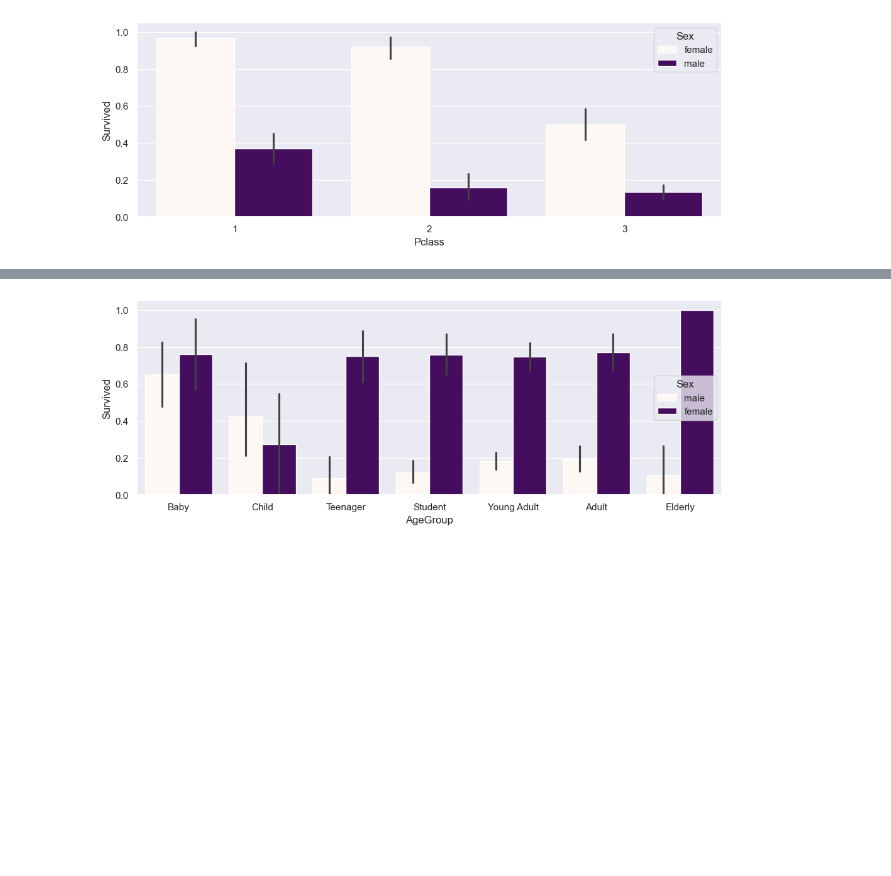
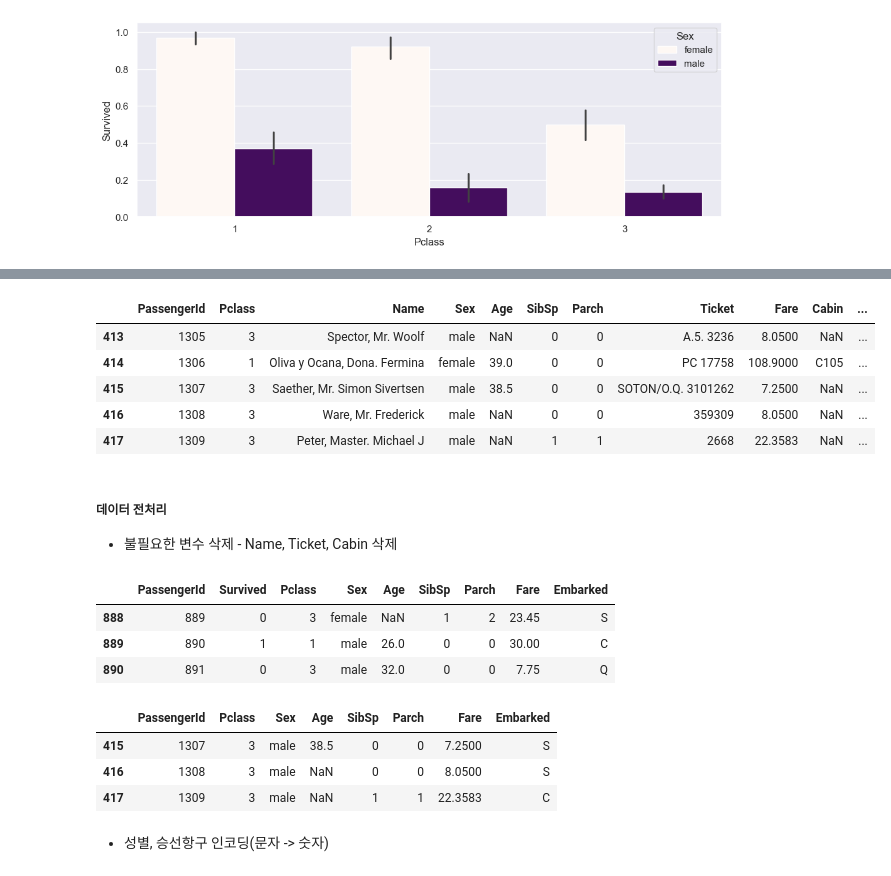
Before and after one commit to c9yu/Iot-bigdata-2024, a Jupyter notebook: day05/dba11_linear_regression.ipynb, the cells around one changed output, grey strips where cells are left out. Drawn from its saved outputs; the diff is of its cells as text; code cells hidden in the pictures; blank space fills up the shorter version.

```diff
--- a/day05/dba11_linear_regression.ipynb
+++ b/day05/dba11_linear_regression.ipynb
@@ -269,8 +617,15 @@ df_train.tail()
 | 889 | 890 | 1 | 1 | Behr, Mr. Karl Howell | male | 26.0 | 0 | 0 | 111369 | 30.00 | ... |
 | 890 | 891 | 0 | 3 | Dooley, Mr. Patrick | male | 32.0 | 0 | 0 | 370376 | 7.75 | ... |
-# %%
-## 연령대로 바차트
-sns.barplot(data=df_train, x='AgeGroup', y='Survived', hue='Sex', palette=colors_from_values(df_train['Survived'], 'RdPu'), order=group_name)
-plt.show()
-# %% [output]
-[figure, removed]
+# %%
+df_test.tail()
+# %% [output]
+|  | PassengerId | Pclass | Name | Sex | Age | SibSp | Parch | Ticket | Fare | Cabin | ... |
+| 413 | 1305 | 3 | Spector, Mr. Woolf | male | NaN | 0 | 0 | A.5. 3236 | 8.0500 | NaN | ... |
+| 414 | 1306 | 1 | Oliva y Ocana, Dona. Fermina | female | 39.0 | 0 | 0 | PC 17758 | 108.9000 | C105 | ... |
+| 415 | 1307 | 3 | Saether, Mr. Simon Sivertsen | male | 38.5 | 0 | 0 | SOTON/O.Q. 3101262 | 7.2500 | NaN | ... |
+| 416 | 1308 | 3 | Ware, Mr. Frederick | male | NaN | 0 | 0 | 359309 | 8.0500 | NaN | ... |
+| 417 | 1309 | 3 | Peter, Master. Michael J | male | NaN | 1 | 1 | 2668 | 22.3583 | NaN | ... |
+# %% [markdown]
+##### 데이터 전처리
+
+- 불필요한 변수 삭제 - Name, Ticket, Cabin 삭제
@@ -276,0 +635,16 @@ plt.show()
+# %%
+df_train.tail(3)
+# %% [output]
+|  | PassengerId | Survived | Pclass | Sex | Age | SibSp | Parch | Fare | Embarked |
+| 888 | 889 | 0 | 3 | female | NaN | 1 | 2 | 23.45 | S |
+| 889 | 890 | 1 | 1 | male | 26.0 | 0 | 0 | 30.00 | C |
+| 890 | 891 | 0 | 3 | male | 32.0 | 0 | 0 | 7.75 | Q |
+# %%
+df_test.tail(3)
+# %% [output]
+|  | PassengerId | Pclass | Sex | Age | SibSp | Parch | Fare | Embarked |
+| 415 | 1307 | 3 | male | 38.5 | 0 | 0 | 7.2500 | S |
+| 416 | 1308 | 3 | male | NaN | 0 | 0 | 8.0500 | S |
+| 417 | 1309 | 3 | male | NaN | 1 | 1 | 22.3583 | C |
+# %% [markdown]
+- 성별, 승선항구 인코딩(문자 -> 숫자)
```
Also changed, not shown: parts of 118 cells of this notebook, 12 other files.
